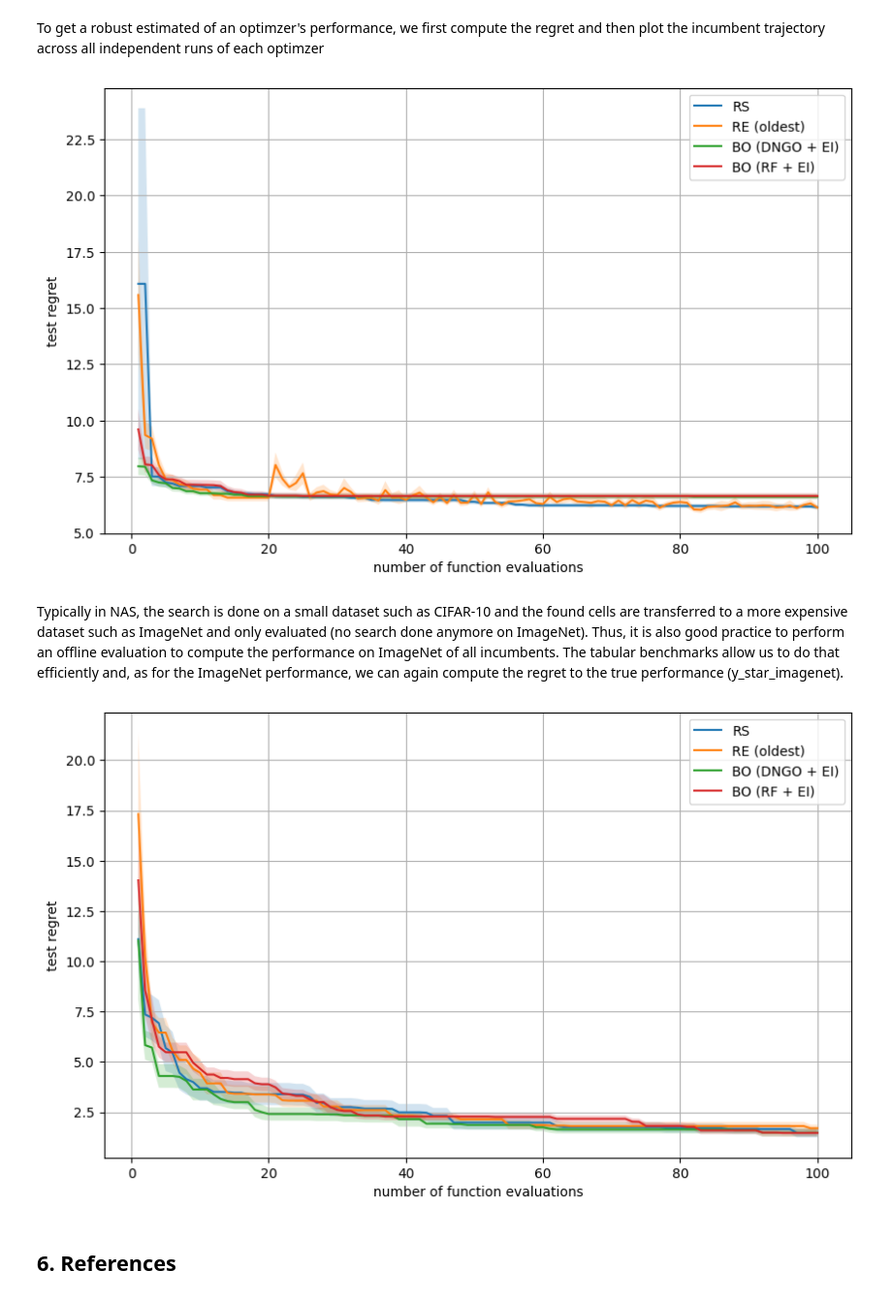
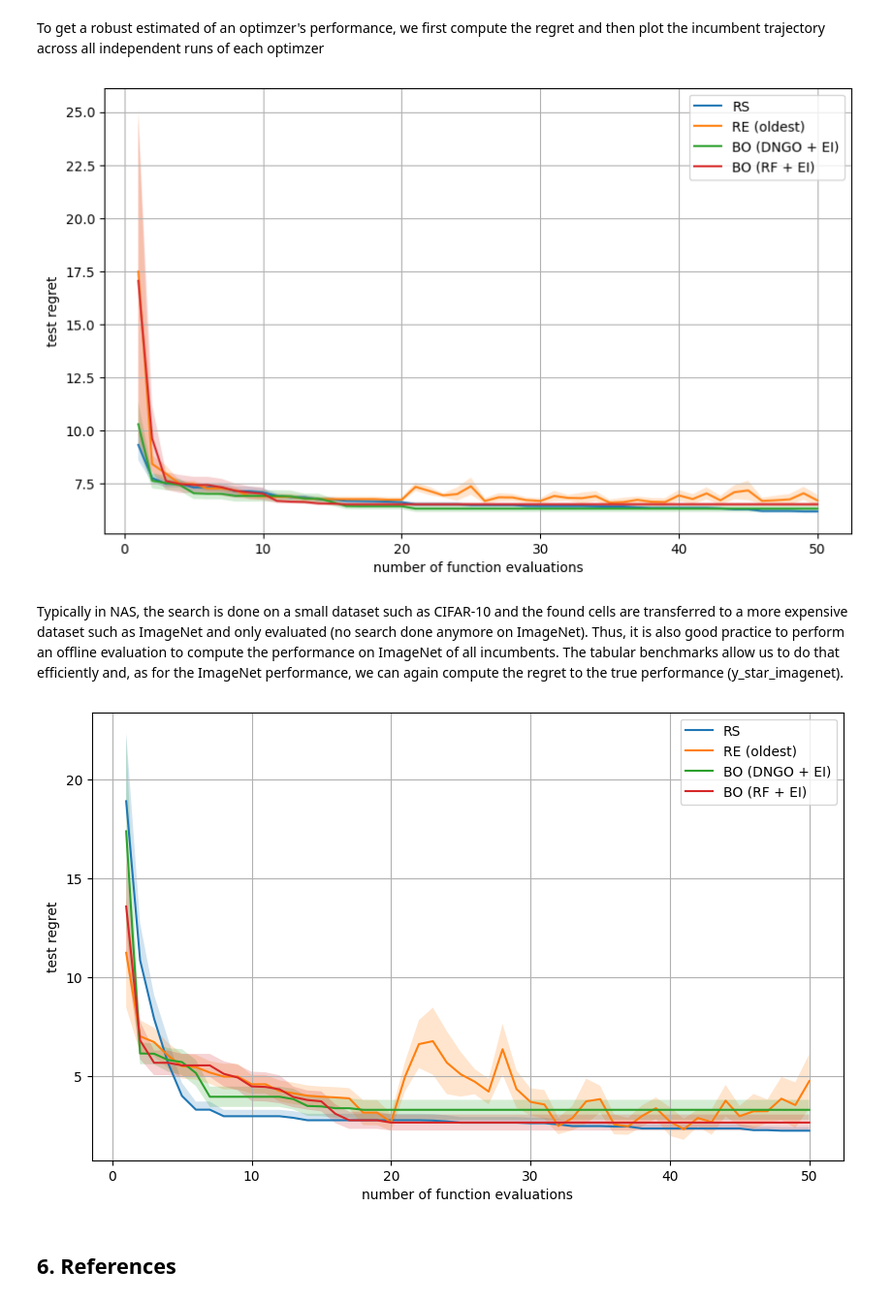
Before and after one commit to abwerby/DeepLearningLab, a Jupyter notebook: autoML/automl_1.ipynb, the cells around one changed output. Shown at 97% size. Drawn from its saved outputs; the diff is of its cells as text; code cells hidden in the pictures.

```diff
--- a/autoML/automl_1.ipynb
+++ b/autoML/automl_1.ipynb
@@ -473,7 +477,7 @@ In practice, this is often problematic due to the high computational cost of the
 In the code below we run each methods `10` times for `100` iterations and store the incumbent trajectories of each run. If we have parallel resources available, such as for instance with a compute cluster, it is good practice to parallelize everything as much as possible ot get the most efficient workload. However, since we compare only a few methods for a moderate number of runs and iterations, we can afford it to run them sequentially.
 # %%
 n_runs = 10
-n_iters = 100
+n_iters = 50
 n_methods = 4 # RS, RE (oldest), BO (DNGO + EI), BO (RF + EI)
 
 incumbent_error = np.zeros((n_methods, n_runs, n_iters))
@@ -481,22 +485,22 @@ incumbent = [[0 for y in range(n_runs)] for x in range(n_methods)]
 
 # TODO: evaluate each method 'n_runs' times for 'n_iters' iterations and update 'incumbents' and 'incumbent_error'
 for run in range(n_runs):
-    opt_rs = RandomSearch(benchmark=b, n_iters=n_iters, n_init=100)
+    opt_rs = RandomSearch(benchmark=b, n_iters=n_iters, n_init=n_iters)
     opt_rs.run()
     incumbent[0][run] = opt_rs.incumbent
     incumbent_error[0][run] = opt_rs.incumbent_trajectory_error
 
-    opt_re = RegularizedEvolution(benchmark=b, n_iters=n_iters, n_init=100)
+    opt_re = RegularizedEvolution(benchmark=b, n_iters=n_iters, n_init=20)
     opt_re.run(remove_oldest=True)
     incumbent[1][run] = opt_re.incumbent
     incumbent_error[1][run] = opt_re.incumbent_trajectory_error
 
-    opt_bo = BayesianOptimization(benchmark=b, n_iters=n_iters, n_init=100)
+    opt_bo = BayesianOptimization(benchmark=b, n_iters=n_iters, n_init=20)
     opt_bo.run(model=DNGO, acquisition_function=ei)
     incumbent[2][run] = opt_bo.incumbent
     incumbent_error[2][run] = opt_bo.incumbent_trajectory_error
 
-    opt_bo = BayesianOptimization(benchmark=b, n_iters=n_iters, n_init=100)
+    opt_bo = BayesianOptimization(benchmark=b, n_iters=n_iters, n_init=20)
     opt_bo.run(model=RandomForest, acquisition_function=ei)
     incumbent[3][run] = opt_bo.incumbent
     incumbent_error[3][run] = opt_bo.incumbent_trajectory_error
@@ -529,7 +533,7 @@ plt.xlabel("number of function evaluations")
 plt.legend()
 plt.grid()
 # %% [output]
-[figure, old version]
+[figure, new version]
 # %% [markdown]
 Typically in NAS, the search is done on a small dataset such as CIFAR-10 and the found cells are transferred to a more expensive dataset such as ImageNet and only evaluated (no search done anymore on ImageNet). Thus, it is also good practice to perform an offline evaluation to compute the performance on ImageNet of all incumbents.
 The tabular benchmarks allow us to do that efficiently and, as for the ImageNet performance, we can again compute the regret to the true performance (y_star_imagenet).
@@ -538,50 +542,46 @@ b_imagenet = NB201Benchmark(path="./nb201.pkl", dataset='imagenet16')
 _, y_star_imagenet = b_imagenet.get_best_configuration()
 
 incumbent_error_imagenet = np.zeros((n_methods, n_runs, n_iters))
-
+x = np.arange(1, n_iters + 1)
 # TODO: compute test performance for all methods and all runs and then the average test regret +/- standard error on ImageNet
 # HINT: only need to evaluate what we appended to the "incumbent" list
 for run in range(n_runs):
-    opt_rs = RandomSearch(benchmark=b_imagenet, n_iters=n_iters, n_init=100)
+    opt_rs = RandomSearch(benchmark=b_imagenet, n_iters=n_iters, n_init=n_iters)
     opt_rs.run()
-    incumbent[0][run] = opt_rs.incumbent
     incumbent_error_imagenet[0][run] = opt_rs.incumbent_trajectory_error
 
-    opt_re = RegularizedEvolution(benchmark=b_imagenet, n_iters=n_iters, n_init=100)
+    opt_re = RegularizedEvolution(benchmark=b_imagenet, n_iters=n_iters, n_init=20)
     opt_re.run(remove_oldest=True)
-    incumbent[1][run] = opt_re.incumbent
     incumbent_error_imagenet[1][run] = opt_re.incumbent_trajectory_error
 
-    opt_bo = BayesianOptimization(benchmark=b_imagenet, n_iters=n_iters, n_init=100)
+    opt_bo = BayesianOptimization(benchmark=b_imagenet, n_iters=n_iters, n_init=20)
     opt_bo.run(model=DNGO, acquisition_function=ei)
-    incumbent[2][run] = opt_bo.incumbent
     incumbent_error_imagenet[2][run] = opt_bo.incumbent_trajectory_error
 
-    opt_bo = BayesianOptimization(benchmark=b_imagenet, n_iters=n_iters, n_init=100)
+    opt_bo = BayesianOptimization(benchmark=b_imagenet, n_iters=n_iters, n_init=20)
     opt_bo.run(model=RandomForest, acquisition_function=ei)
-    incumbent[3][run] = opt_bo.incumbent
     incumbent_error_imagenet[3][run] = opt_bo.incumbent_trajectory_error
 
 mean_incumbent_error_imagenet = np.mean(incumbent_error_imagenet, axis=1)
 incumbent_se_imagenet = np.std(incumbent_error_imagenet, axis=1) / np.sqrt(n_runs)
 regret_graph_test = mean_incumbent_error_imagenet - y_star_imagenet
 
 # TODO: plot mean regret on ImageNet for every method together with the standard error (use pyplot.fill_between)
 plt.figure(figsize=(10, 6))
 plt.plot(x, regret_graph_test[0], label='RS')
 plt.fill_between(x, regret_graph_test[0] -    [0], regret_graph_test[0] + incumbent_se_imagenet[0], alpha=0.2)
 plt.plot(x, regret_graph_test[1], label='RE (oldest)')
 plt.fill_between(x, regret_graph_test[1] - incumbent_se_imagenet[1], regret_graph_test[1] + incumbent_se_imagenet[1], alpha=0.2)
 plt.plot(x, regret_graph_test[2], label='BO (DNGO + EI)')
 plt.fill_between(x, regret_graph_test[2] - incumbent_se_imagenet[2], regret_graph_test[2] + incumbent_se_imagenet[2], alpha=0.2)
 plt.plot(x, regret_graph_test[3], label='BO (RF + EI)')
 plt.fill_between(x, regret_graph_test[3] - incumbent_se_imagenet[3], regret_graph_test[3] + incumbent_se_imagenet[3], alpha=0.2)
 plt.ylabel("test regret")
 plt.xlabel("number of function evaluations")
 plt.legend()
 plt.grid()
 # %% [output]
-[figure, old version]
+[figure, new version]
 # %% [markdown]
 ## 6. References
 # %% [markdown]
```
Also changed, not shown: parts of 5 cells of this notebook.
